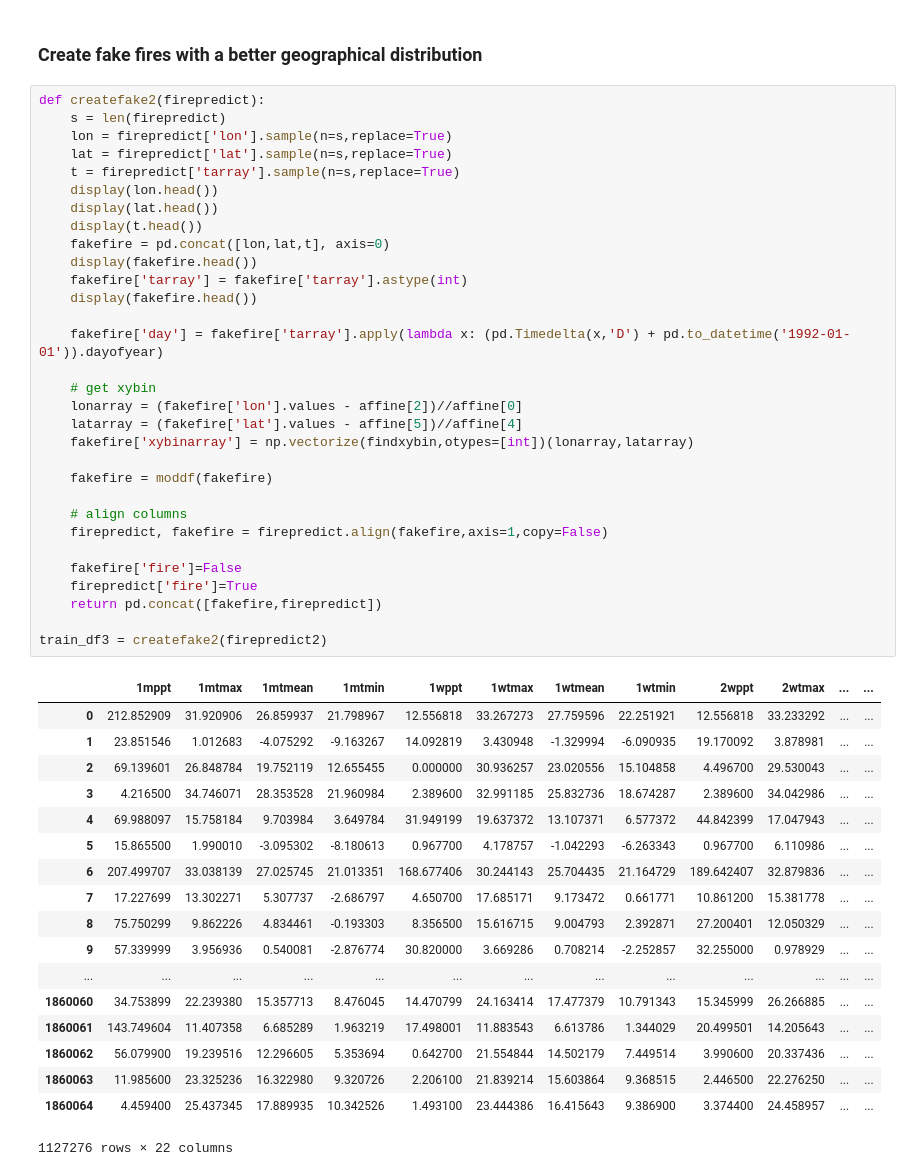
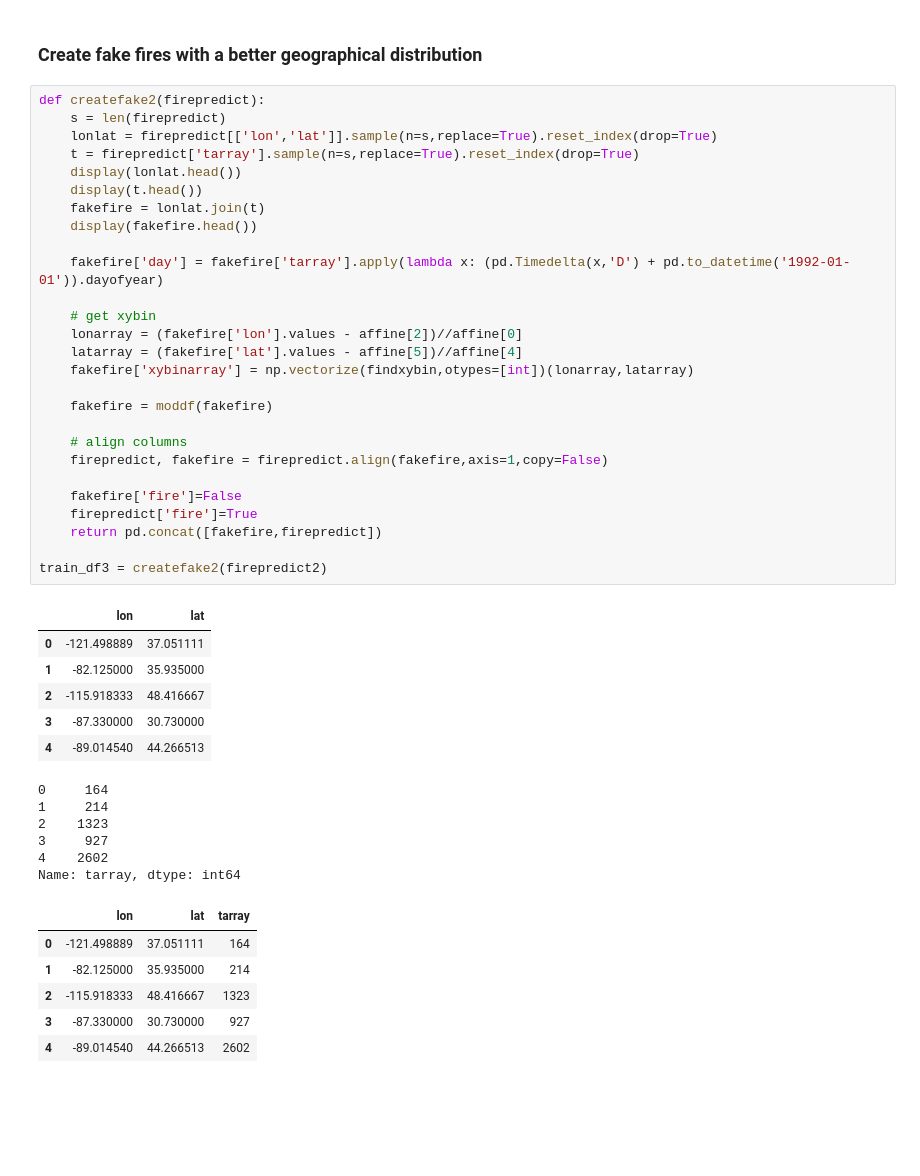
Before and after one commit to NicolasFerland/WildFire, a Jupyter notebook: Wildfire.ipynb, the cells around one changed output. Drawn from its saved outputs; the diff is of its cells as text; blank space fills up the shorter version.

```diff
--- a/Wildfire.ipynb
+++ b/Wildfire.ipynb
@@ -1940,52 +1940,48 @@ There is no example of fires in some part of the US in my test set. Also, it is
 # %%
 def createfake2(firepredict):
     s = len(firepredict)
-    lon = firepredict['lon'].sample(n=s,replace=True)
-    lat = firepredict['lat'].sample(n=s,replace=True)
-    t = firepredict['tarray'].sample(n=s,replace=True)
-    display(lon.head())
-    display(lat.head())
+    lonlat = firepredict[['lon','lat']].sample(n=s,replace=True).reset_index(drop=True)
+    t = firepredict['tarray'].sample(n=s,replace=True).reset_index(drop=True)
+    display(lonlat.head())
     display(t.head())
-    fakefire = pd.concat([lon,lat,t], axis=0)
-    display(fakefire.head())
-    fakefire['tarray'] = fakefire['tarray'].astype(int)
+    fakefire = lonlat.join(t)
     display(fakefire.head())
 
     fakefire['day'] = fakefire['tarray'].apply(lambda x: (pd.Timedelta(x,'D') + pd.to_datetime('1992-01-01')).dayofyear)
 
     # get xybin
     lonarray = (fakefire['lon'].values - affine[2])//affine[0]
     latarray = (fakefire['lat'].values - affine[5])//affine[4]
     fakefire['xybinarray'] = np.vectorize(findxybin,otypes=[int])(lonarray,latarray)
 
     fakefire = moddf(fakefire)
 
     # align columns
     firepredict, fakefire = firepredict.align(fakefire,axis=1,copy=False)
 
     fakefire['fire']=False
     firepredict['fire']=True
     return pd.concat([fakefire,firepredict])
 
 train_df3 = createfake2(firepredict2)
 # %% [output]
-|  | 1mppt | 1mtmax | 1mtmean | 1mtmin | 1wppt | 1wtmax | 1wtmean | 1wtmin | 2wppt | 2wtmax | ... | ... |
-| 0 | 212.852909 | 31.920906 | 26.859937 | 21.798967 | 12.556818 | 33.267273 | 27.759596 | 22.251921 | 12.556818 | 33.233292 | ... | ... |
-| 1 | 23.851546 | 1.012683 | -4.075292 | -9.163267 | 14.092819 | 3.430948 | -1.329994 | -6.090935 | 19.170092 | 3.878981 | ... | ... |
-| 2 | 69.139601 | 26.848784 | 19.752119 | 12.655455 | 0.000000 | 30.936257 | 23.020556 | 15.104858 | 4.496700 | 29.530043 | ... | ... |
-| 3 | 4.216500 | 34.746071 | 28.353528 | 21.960984 | 2.389600 | 32.991185 | 25.832736 | 18.674287 | 2.389600 | 34.042986 | ... | ... |
-| 4 | 69.988097 | 15.758184 | 9.703984 | 3.649784 | 31.949199 | 19.637372 | 13.107371 | 6.577372 | 44.842399 | 17.047943 | ... | ... |
-| 5 | 15.865500 | 1.990010 | -3.095302 | -8.180613 | 0.967700 | 4.178757 | -1.042293 | -6.263343 | 0.967700 | 6.110986 | ... | ... |
-| 6 | 207.499707 | 33.038139 | 27.025745 | 21.013351 | 168.677406 | 30.244143 | 25.704435 | 21.164729 | 189.642407 | 32.879836 | ... | ... |
-| 7 | 17.227699 | 13.302271 | 5.307737 | -2.686797 | 4.650700 | 17.685171 | 9.173472 | 0.661771 | 10.861200 | 15.381778 | ... | ... |
-| 8 | 75.750299 | 9.862226 | 4.834461 | -0.193303 | 8.356500 | 15.616715 | 9.004793 | 2.392871 | 27.200401 | 12.050329 | ... | ... |
-| 9 | 57.339999 | 3.956936 | 0.540081 | -2.876774 | 30.820000 | 3.669286 | 0.708214 | -2.252857 | 32.255000 | 0.978929 | ... | ... |
-| ... | ... | ... | ... | ... | ... | ... | ... | ... | ... | ... | ... | ... |
-| 1860060 | 34.753899 | 22.239380 | 15.357713 | 8.476045 | 14.470799 | 24.163414 | 17.477379 | 10.791343 | 15.345999 | 26.266885 | ... | ... |
-| 1860061 | 143.749604 | 11.407358 | 6.685289 | 1.963219 | 17.498001 | 11.883543 | 6.613786 | 1.344029 | 20.499501 | 14.205643 | ... | ... |
-| 1860062 | 56.079900 | 19.239516 | 12.296605 | 5.353694 | 0.642700 | 21.554844 | 14.502179 | 7.449514 | 3.990600 | 20.337436 | ... | ... |
-| 1860063 | 11.985600 | 23.325236 | 16.322980 | 9.320726 | 2.206100 | 21.839214 | 15.603864 | 9.368515 | 2.446500 | 22.276250 | ... | ... |
-| 1860064 | 4.459400 | 25.437345 | 17.889935 | 10.342526 | 1.493100 | 23.444386 | 16.415643 | 9.386900 | 3.374400 | 24.458957 | ... | ... |
+|  | lon | lat |
+| 0 | -121.498889 | 37.051111 |
+| 1 | -82.125000 | 35.935000 |
+| 2 | -115.918333 | 48.416667 |
+| 3 | -87.330000 | 30.730000 |
+| 4 | -89.014540 | 44.266513 |
-1127276 rows × 22 columns
+0     164
+1     214
+2    1323
+3     927
+4    2602
+Name: tarray, dtype: int64
+|  | lon | lat | tarray |
+| 0 | -121.498889 | 37.051111 | 164 |
+| 1 | -82.125000 | 35.935000 | 214 |
+| 2 | -115.918333 | 48.416667 | 1323 |
+| 3 | -87.330000 | 30.730000 | 927 |
+| 4 | -89.014540 | 44.266513 | 2602 |
 # %%
 X3, X_test3, y3, y_test3 = train_test_split(
```
Also changed, not shown: parts of 5 cells of this notebook.
